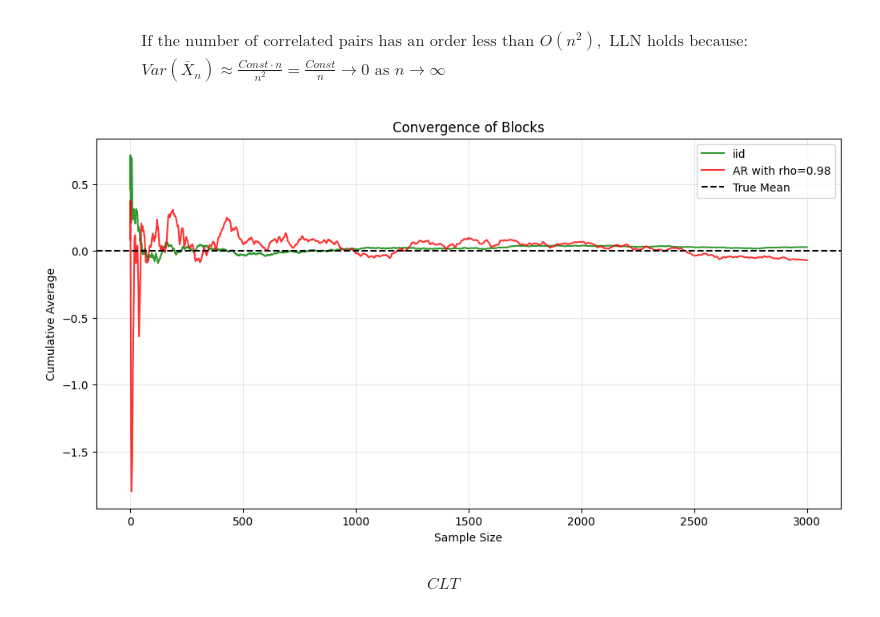
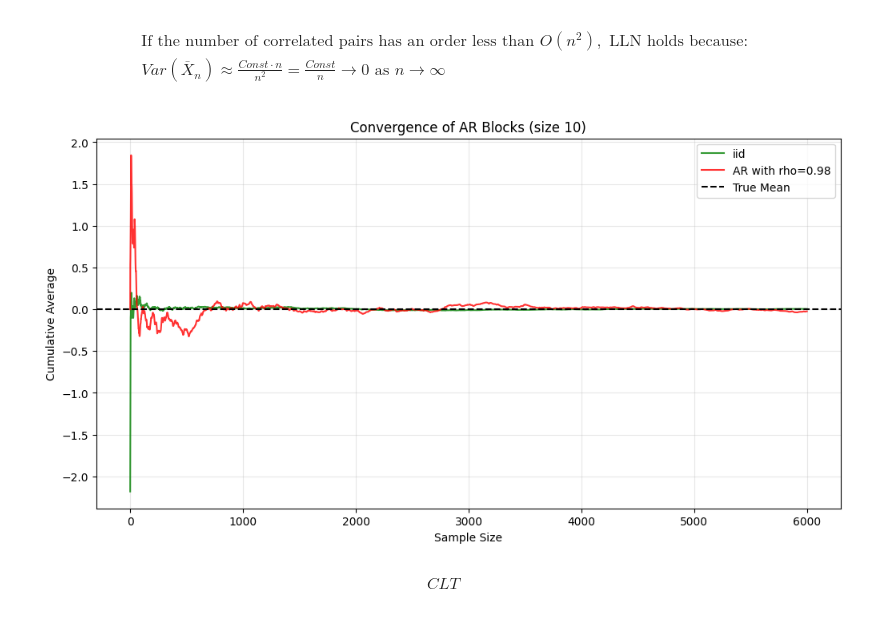
Before and after one commit to scamlumamontov/Projects, a Jupyter notebook: LLN and CLT/llnclt.ipynb, the cells around one changed output. Drawn from its saved outputs; the diff is of its cells as text; code cells hidden in the pictures.

```diff
--- a/LLN and CLT/llnclt.ipynb
+++ b/LLN and CLT/llnclt.ipynb
@@ -75,7 +75,7 @@ $$
 Case 1: Covariance decays over time
 # %%
 #AR proccess with rho = 0.98
-n = 3000
+n = 9000
 val = np.random.normal(0, 1, n)
 avg = np.cumsum(val) / np.arange(1, n + 1)
 
@@ -110,37 +110,36 @@ $$
 # %%
 def get_block(n): #Block of AR-vars with size n
     val = np.random.normal(0, 1, n)
     rho = 0.98
     data = np.zeros(n)
-    data[0] = np.random.normal(0, 1)
     for t in range(1, n):
         data[t] = rho * data[t-1] + np.random.normal(0, 1)
     return val, data
 
 vals, datas = [], []
-n = 300
+n = 600
 for i in range(n):
     val, data = get_block(10)
     vals.append(val)
     datas.append(data)
 vals = np.concatenate(vals)
 datas = np.concatenate(datas)
 
 vals = np.cumsum(vals) / np.arange(1, n * 10 + 1)
 datas = np.cumsum(datas) / np.arange(1, n * 10 + 1)
 
 plt.figure(figsize=(12, 6))
 plt.plot(vals, label='iid', color='green', alpha=0.8)
 plt.plot(datas, label=f'AR with rho={rho}', color='red', alpha=0.8)
 plt.axhline(y=0, color='black', linestyle='--', label='True Mean') #True mean = 0
-plt.title('Convergence of Blocks')
+plt.title('Convergence of AR Blocks (size 10)')
 plt.xlabel('Sample Size')
 plt.ylabel('Cumulative Average')
 plt.legend()
 plt.grid(True, alpha=0.3)
 plt.show()
 # %% [output]
-[figure, old version]
+[figure, new version]
 # %% [markdown]
 $$ CLT $$
 # %% [markdown]
```
Also changed, not shown: parts of 4 cells of this notebook.
